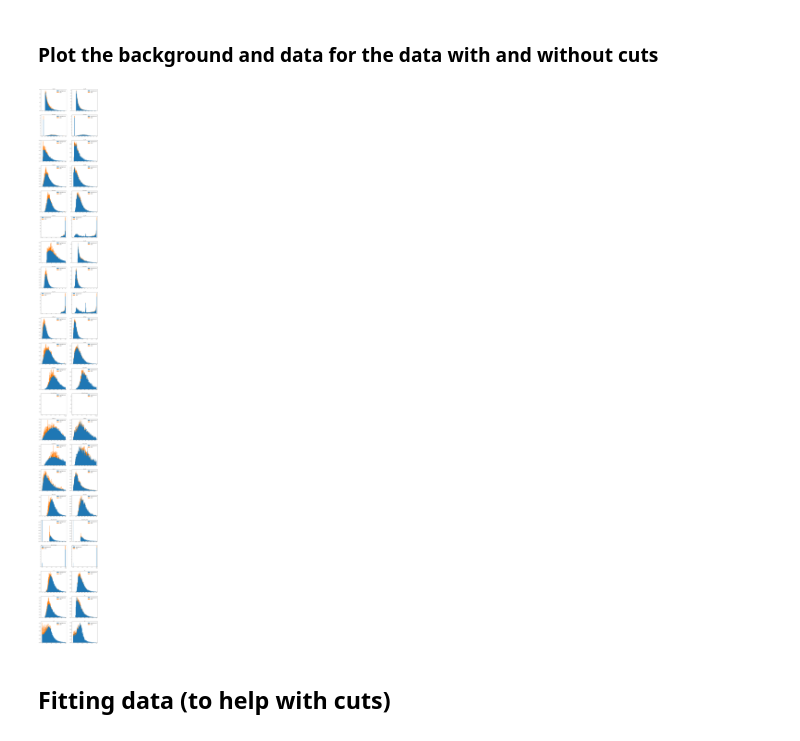
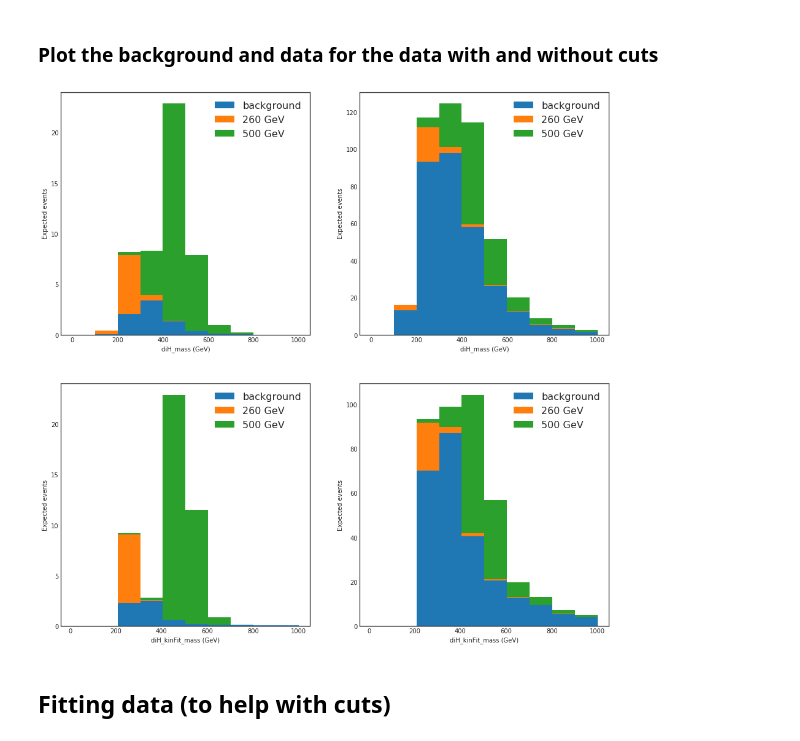
Before and after one commit to antcap96/estagio, a Jupyter notebook: Untitled.ipynb, the cells around one changed output. Cells and saved outputs as stored; diff of their text form; code cells hidden in the pictures.

```diff
--- a/Untitled.ipynb
+++ b/Untitled.ipynb
@@ -124,7 +146,7 @@ def calculateFOM(Signals, Backgounds, signalIdx, backgroundIdx, minimum=False):
 ## Select the sets of data to analise
 # %%
 # Indexes to merge and analise
-signalIdx = [0] #range(len(signalData))
+signalIdx = [energies.index(260), energies.index(500)] # range(len(signalData))
 backgroundIdx = range(len(backgroundData))
 
 # Create a new variable with the data to analise
@@ -154,8 +176,8 @@ for selector, analData in [(signalSelector, signalAnal), (backgroundSelector, ba
         selector[i] = selector[i] & (analData[i]['b_0_csv'] > 0.8)
         selector[i] = selector[i] & (analData[i]['b_1_csv'] > 0.8)
         #selector[i] = selector[i] & ((analData[i]['h_bb_mass'] < 160) & (analData[i]['h_bb_mass'] > 90))
-        #selector[i] = selector[i] & ((analData[i]['h_tt_mass'] < 160) & (analData[i]['h_tt_mass'] > 80))
-        #selector[i] = selector[i] & (((analData[i]['h_bb_mass']-116)/35)**2 + ((analData[i]['h_tt_mass']-111)/45)**2 < 1)
+        #selector[i] = selector[i] & ((analData[i]['h_tt_svFit_mass'] < 160) & (analData[i]['h_tt_svFit_mass'] > 80))
+        selector[i] = selector[i] & (((analData[i]['h_bb_mass']-116)/35)**2 + ((analData[i]['h_tt_svFit_mass']-111)/45)**2 < 1)
         #selector[i] = selector[i] & (analData[i]['b_0_pT'] < 130)
         #selector[i] = selector[i] & (analData[i]['t_1_pT'] < 60) #ok cut for all together
         #selector[i] = selector[i] & (analData[i]['t_0_pT'] > 30) #cuts a lot of signal
@@ -262,11 +284,11 @@ combineSignal = False
 
 weightsSignal = []
 for i, idx in enumerate(signalIdx):
-    weightsSignal.append(1/signalFullSize[idx] * signalXSec[idx])
+    weightsSignal.append(1/signalFullSize[idx] * signalXSec[idx] * luminosity)
 
 weightsBackground = []
 for i, idx in enumerate(backgroundIdx):
-    weightsBackground.append(1/backgroundFullSize[idx]*backgroundXSec[idx])
+    weightsBackground.append(1/backgroundFullSize[idx]*backgroundXSec[idx] * luminosity)
 
 # weights for data without cuts
 
@@ -307,8 +329,8 @@ else:
 ### Plot the background and data for the data with and without cuts
 # %%
 show = True
+nBins = 10
 
-fig = plt.figure(figsize=(16, 160))
 
 weightsCut = [weightCutBackground] + [weightCutSignal[i]/weightCutRatio[i] for i in range(len(weightSignal))]
 weights = [weightBackground] + [weightSignal[i]/weightRatio[i] for i in range(len(weightSignal))]
@@ -321,8 +343,12 @@ pTEtaPhi = [var for var in trainFeatures for x in ['eta', 'phi', 't_1_mass'] if
 trainFeatures = [var for var in trainFeatures if var not in pTEtaPhi]
 fsFeatures = [var for var in trainFeatures for p in particles + ['mPT'] if p in var]
 
-toAnalise = fsFeatures + ['sT', 'hT', 'mT'] # ['sT', 'hT', 'mT', 'h_bb_mass', 'h_tt_mass', 'diH_mass']
+toAnalise = ['diH_mass', 'diH_kinFit_mass']
+#['h_tt_mass', 'h_tt_svFit_mass'] #['diH_mass', 'diH_kinFit_mass']
+# fsFeatures + ['sT', 'hT', 'mT'] # ['sT', 'hT', 'mT', 'h_bb_mass', 'h_tt_mass', 'diH_mass']
 #['h_bb_eta', 'h_bb_mass', 'h_bb_pT', 'h_tt_eta', 'h_tt_mass', 'h_tt_pT', 'diH_mass', 'diH_pT', 'diH_eta']
+
+fig = plt.figure(figsize=(16, 8*len(toAnalise)))
 
 dataLimits = {'sT': (0, 800),
               'hT': (0, 600),
@@ -341,43 +367,48 @@ dataLimits = {'sT': (0, 800),
               'h_tt_mass': (0, 300),
               'h_bb_pT': (0, 150),
               'h_bb_mass': (0, 200),
               'diH_pT': (0, 220),
-              'diH_mass': (0, 800),
-              'diH_kinFit_mass': (0, 800)
+              'diH_mass': (0, 1000),
+              'diH_kinFit_mass': (10, 1000),
+              'h_tt_svFit_mass': (10, 300)
              }
 if show:
     for i, varToAnalise in enumerate(toAnalise):
 
         if varToAnalise in dataLimits:
-            bins = np.linspace(dataLimits[varToAnalise][0], dataLimits[varToAnalise][1], 100)
+            bins = np.linspace(dataLimits[varToAnalise][0], dataLimits[varToAnalise][1], nBins+1)
         else:
-            bins = np.linspace(min(allBackgroundData[varToAnalise]), max(allBackgroundData[varToAnalise]), 100)
+            bins = np.linspace(min(allBackgroundData[varToAnalise]), max(allBackgroundData[varToAnalise]), nBins+1)
 
         fig.add_subplot(len(toAnalise),2,2*i+1)
 
         if combineSignal:
             labels = ["background", "signal"]
             histCutData = [allCutBackgroundAnal[varToAnalise], allCutSignalAnal[varToAnalise]]
             histData = [allBackgroundAnal[varToAnalise], allSignalAnal[varToAnalise]]
         else:
-            labels = ["background"] + [energies[i] for i in signalIdx]
+            labels = ["background"] + [str(energies[i]) + ' GeV' for i in signalIdx]
             histCutData = [allCutBackgroundAnal[varToAnalise]] + [cutSignalAnal[i][varToAnalise] for i in range(len(signalIdx))]
             histData = [allBackgroundAnal[varToAnalise]] + [signalAnal[i][varToAnalise] for i in range(len(signalIdx))]
 
-        plt.hist(histCutData, bins=bins, stacked=True, label=labels, weights=weightsCut, normed=True)
-        plt.title(varToAnalise)
+        plt.hist(histCutData, bins=bins, stacked=True, label=labels, weights=weightsCut)
+        plt.xlabel(varToAnalise + ' (GeV)')
+        plt.ylabel('Expected events')
         plt.legend(fontsize=16)
 
         fig.add_subplot(len(toAnalise),2,2*i+2)
 
 
-        plt.hist(histData, bins=bins, stacked=True, label=labels, weights=weights, normed=True)
-        plt.title(varToAnalise)
+        plt.hist(histData, bins=bins, stacked=True, label=labels, weights=weights)
+        plt.xlabel(varToAnalise + ' (GeV)')
+        plt.ylabel('Expected events')
         plt.legend(fontsize=16)
 
     plt.show()
+
+    fig.savefig("test.pdf", bbox_inches='tight')
 # %% [output]
-[figure, old version]
+[figure, new version]
 # %% [markdown]
 ## Fitting data (to help with cuts)
 # %% [markdown]
```
Also changed, not shown: parts of 13 cells of this notebook.
